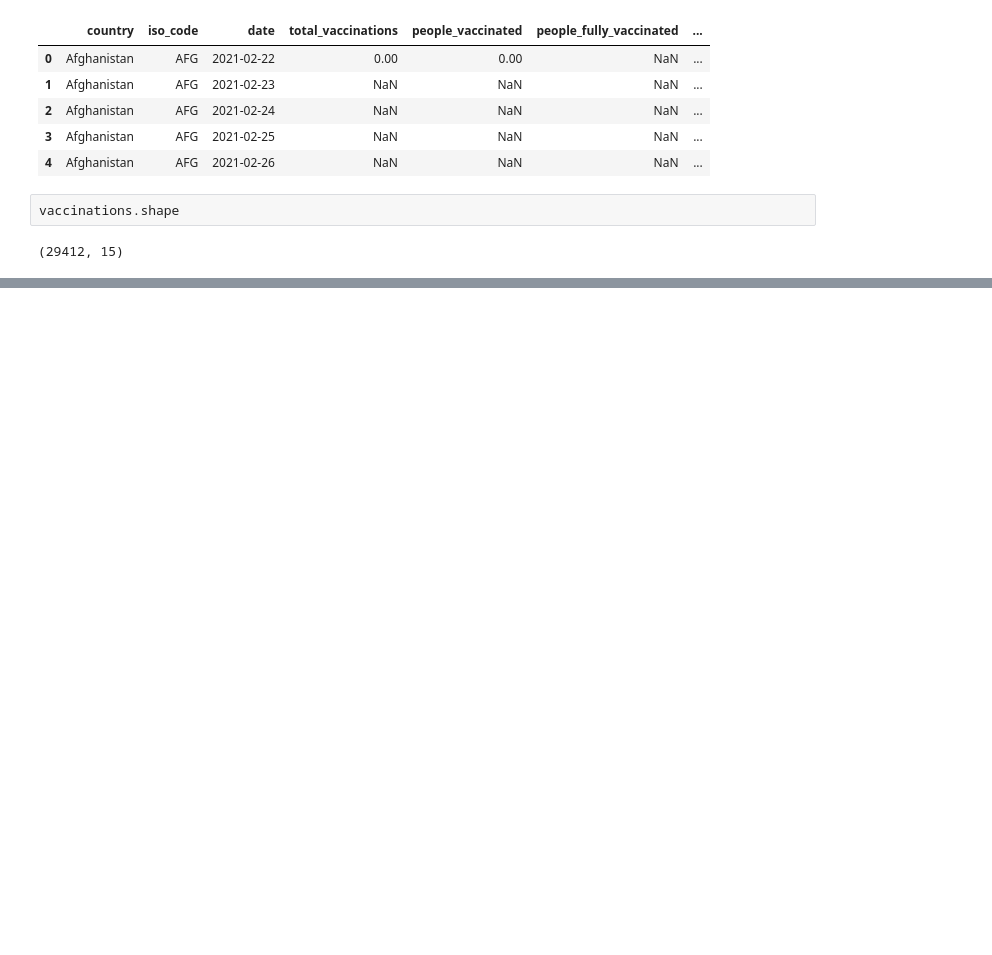
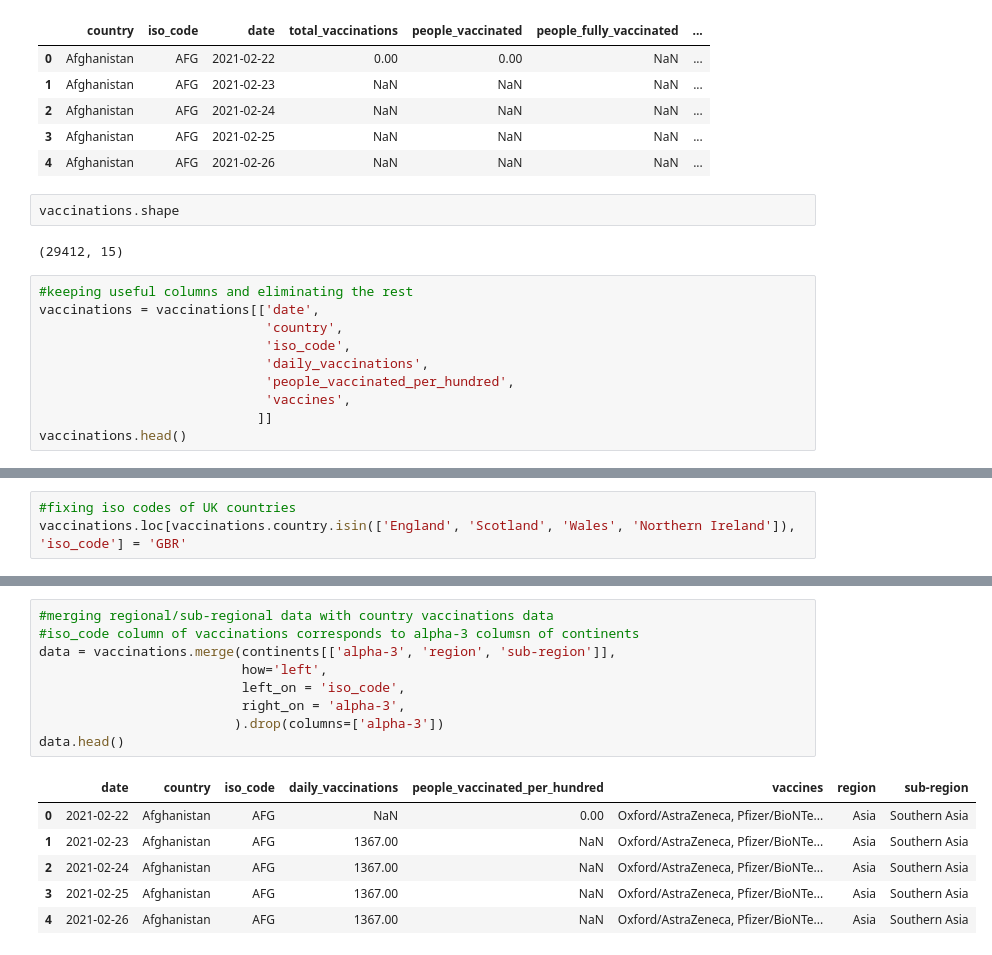
Before and after one commit to thomashuang02/iX-covid-19-project, a Jupyter notebook: Covid-19 Vaccinations Analysis.ipynb, the cells around one changed output, grey strips where cells are left out. Saved outputs shown, nothing was run; the diff lists cells and outputs as text; blank space fills up the shorter version.

```diff
--- a/Covid-19 Vaccinations Analysis.ipynb
+++ b/Covid-19 Vaccinations Analysis.ipynb
@@ -25,3 +33,13 @@ vaccinations.head()
 vaccinations.shape
 # %% [output]
 (29412, 15)
+# %%
+#keeping useful columns and eliminating the rest
+vaccinations = vaccinations[['date',
+                             'country',
+                             'iso_code',
+                             'daily_vaccinations',
+                             'people_vaccinated_per_hundred',
+                             'vaccines',
+                            ]]
+vaccinations.head()
@@ -27,0 +62,3 @@ vaccinations.shape
+# %%
+#fixing iso codes of UK countries
+vaccinations.loc[vaccinations.country.isin(['England', 'Scotland', 'Wales', 'Northern Ireland']), 'iso_code'] = 'GBR'
@@ -27,0 +76,16 @@ vaccinations.shape
+# %%
+#merging regional/sub-regional data with country vaccinations data
+#iso_code column of vaccinations corresponds to alpha-3 columsn of continents
+data = vaccinations.merge(continents[['alpha-3', 'region', 'sub-region']],
+                          how='left',
+                          left_on = 'iso_code',
+                          right_on = 'alpha-3',
+                         ).drop(columns=['alpha-3'])
+data.head()
+# %% [output]
+|  | date | country | iso_code | daily_vaccinations | people_vaccinated_per_hundred | vaccines | region | sub-region |
+| 0 | 2021-02-22 | Afghanistan | AFG | NaN | 0.00 | Oxford/AstraZeneca, Pfizer/BioNTe... | Asia | Southern Asia |
+| 1 | 2021-02-23 | Afghanistan | AFG | 1367.00 | NaN | Oxford/AstraZeneca, Pfizer/BioNTe... | Asia | Southern Asia |
+| 2 | 2021-02-24 | Afghanistan | AFG | 1367.00 | NaN | Oxford/AstraZeneca, Pfizer/BioNTe... | Asia | Southern Asia |
+| 3 | 2021-02-25 | Afghanistan | AFG | 1367.00 | NaN | Oxford/AstraZeneca, Pfizer/BioNTe... | Asia | Southern Asia |
+| 4 | 2021-02-26 | Afghanistan | AFG | 1367.00 | NaN | Oxford/AstraZeneca, Pfizer/BioNTe... | Asia | Southern Asia |
```
Also changed, not shown: parts of 27 cells of this notebook, 2 other files.
